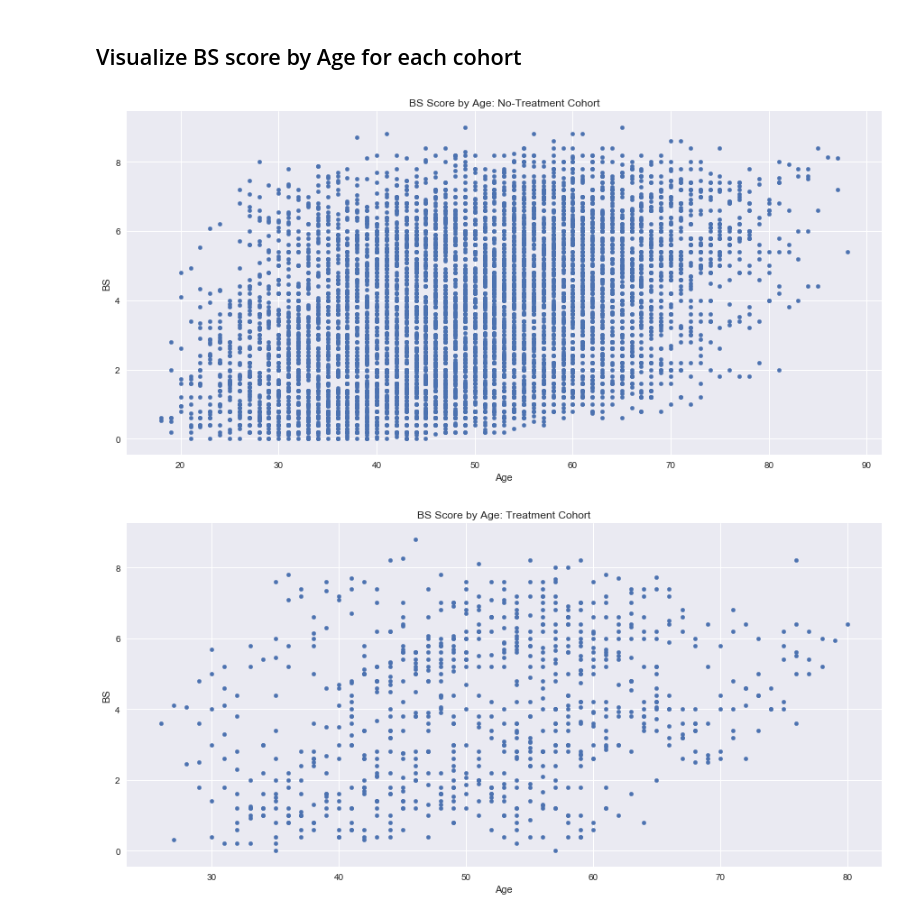
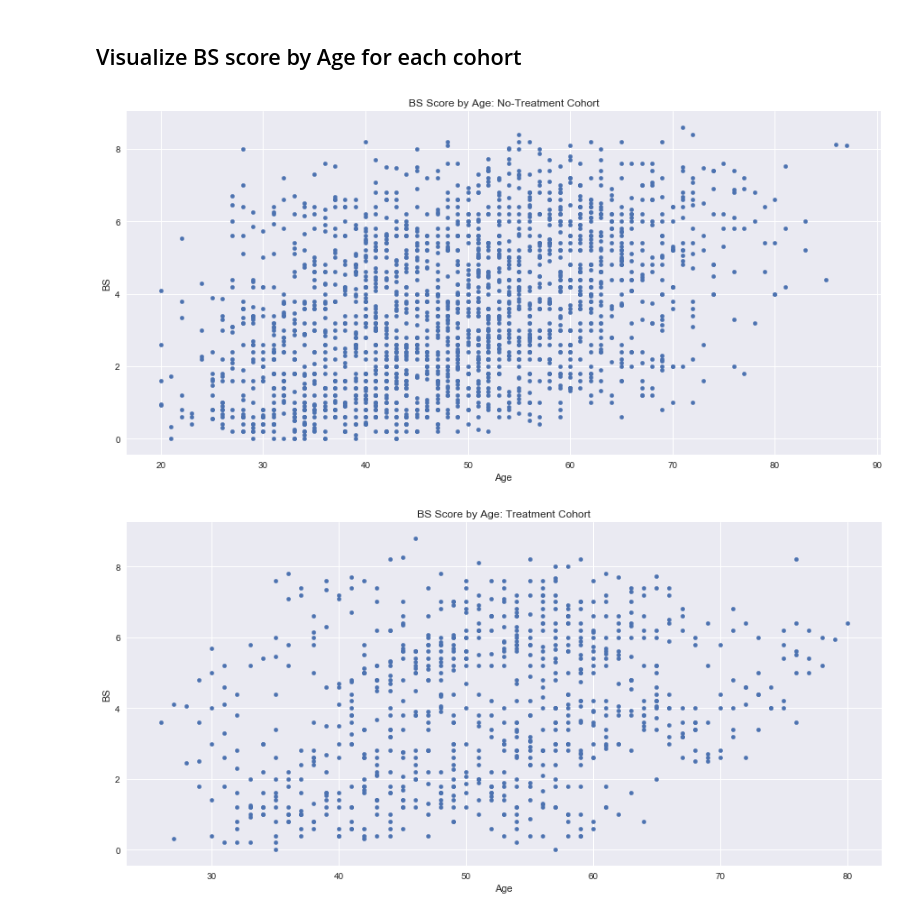
Before and after one commit to Rendiere/as-analysis, a Jupyter notebook: src/vis-cohorts.ipynb, the cells around one changed output. Drawn from its saved outputs; the diff is of its cells as text; code cells hidden in the pictures.

```diff
--- a/src/vis-cohorts.ipynb
+++ b/src/vis-cohorts.ipynb
@@ -176,10 +153,10 @@ temp
 ## Visualize BS score by Age for each cohort
 # %%
 # Take a random sample of the data (2000 points)
-no_drugs_df_agg.reset_index().plot(kind='scatter', x='Age',y='BS', figsize=(15,7), title='BS Score by Age: No-Treatment Cohort')
+no_drugs_df_agg.reset_index().sample(2000).plot(kind='scatter', x='Age',y='BS', figsize=(15,7), title='BS Score by Age: No-Treatment Cohort')
 plt.show()
 # %% [output]
-[figure, old version]
+[figure, new version]
 # %%
 drugs_df_agg.reset_index().plot(kind='scatter', x='Age',y='BS', figsize=(15,7), title='BS Score by Age: Treatment Cohort')
 plt.show()
```
Also changed, not shown: parts of 1 cell of this notebook, 1 other file.
